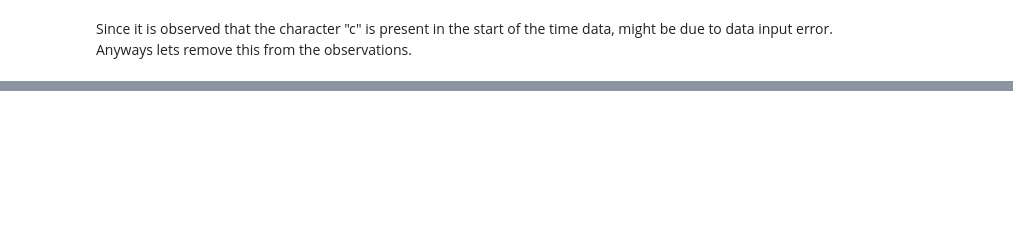
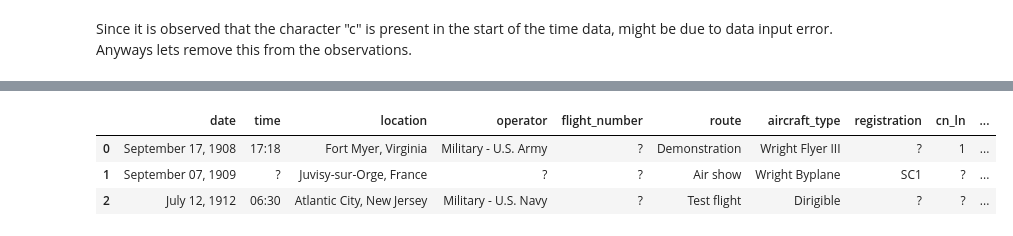
Before and after one commit to budhajitRoy/Plane-Crash-Data-Exploration, a Jupyter notebook: Plane Crash Data Exploration and Analysis.ipynb, the cells around one changed output, grey strips where cells are left out. Saved outputs shown, nothing was run; the diff lists cells and outputs as text; code cells hidden in the pictures; blank space fills up the shorter version.

Commit message:
feat: cleaning date time data
cleaning date and time columns and concatenate to form combine date_time data.

```diff
--- a/Plane Crash Data Exploration and Analysis.ipynb
+++ b/Plane Crash Data Exploration and Analysis.ipynb
@@ -331,8 +335,3 @@ test_df[test_df['time'].str.contains("c")].sample(5)
 | 237 | November 18, 1930 | c: 2:00 | Techachapi Mountains, California | Pacific Air Transport | ? | Burbank, CA - Oakland, CA | Boeing 40 | NC5340 | ? | ... |
 # %% [markdown]
 Since it is observed that the character "c" is present in the start of the time data, might be due to data input error. Anyways lets remove this from the observations.
-# %%
-def remove_c(time_data):
-    if time_data.str.contains("c"):
-        time_data = time_data.replace("c","")
-    return time_data
@@ -341,3 +338,27 @@ df = test_df.copy()
+# %%
+# function to replace "?", remove "c" and to add ":" for all the missing : in time data
+
+def remove_c(time_data):
+    time_data = time_data.strip()
+
+    if time_data == "?":
+        time_data = "00:00"
+
+    if "c:" in time_data: #time_data.str.contains("c:"):
+        time_data = time_data.replace("c:","")
+
+    if "c " in time_data: #time_data.str.contains("c:"):
+        time_data = time_data.replace("c ","")
+
+    if "c" in time_data: #time_data.str.contains("c:"):
+        time_data = time_data.replace("c","")
+
+    if ":" not in time_data:
+        new_str = time_data[:2] + ':' + time_data[2:]
+    else:
+        new_str = time_data
+
+    return new_str
 # %%
 test = df['time'].apply(remove_c)
 print(test)
@@ -354,0 +430,8 @@ test_df.sample(5)
+# %%
+df['new_time'] = df['time'].apply(remove_c)
+df.head(3)
+# %% [output]
+|  | date | time | location | operator | flight_number | route | aircraft_type | registration | cn_ln | ... |
+| 0 | September 17, 1908 | 17:18 | Fort Myer, Virginia | Military - U.S. Army | ? | Demonstration | Wright Flyer III | ? | 1 | ... |
+| 1 | September 07, 1909 | ? | Juvisy-sur-Orge, France | ? | ? | Air show | Wright Byplane | SC1 | ? | ... |
+| 2 | July 12, 1912 | 06:30 | Atlantic City, New Jersey | Military - U.S. Navy | ? | Test flight | Dirigible | ? | ? | ... |
```
Also changed, not shown: parts of 17 cells of this notebook.
